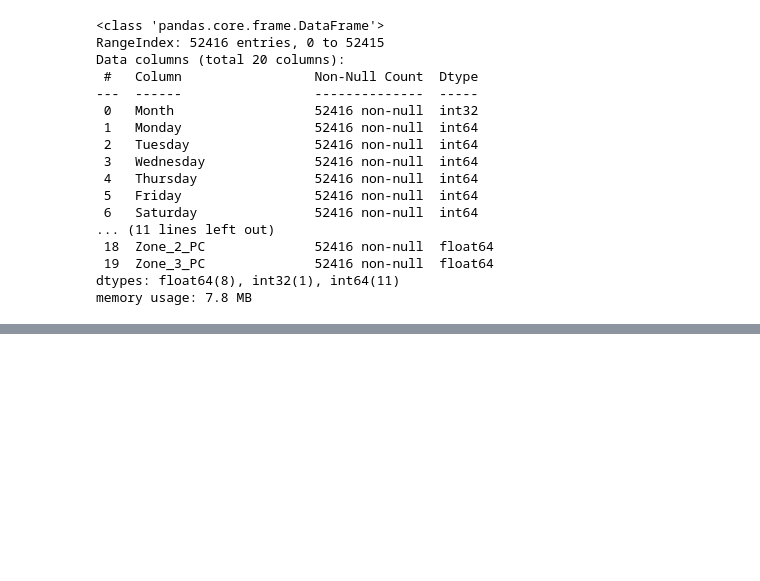
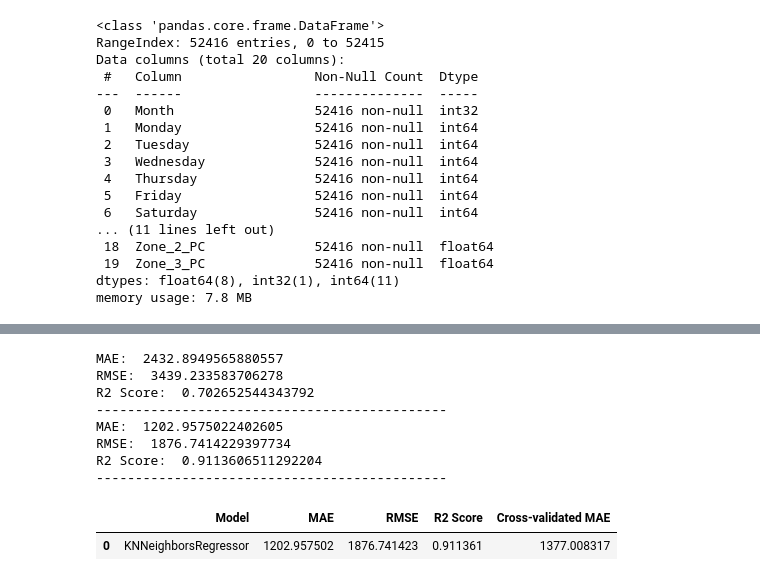
Before and after one commit to JosMal96/powerhouse-squad-project, a Jupyter notebook: Machine Learning.ipynb, the cells around one changed output, grey strips where cells are left out. Drawn from its saved outputs; the diff is of its cells as text; code cells hidden in the pictures; blank space fills up the shorter version.

```diff
--- a/Machine Learning.ipynb
+++ b/Machine Learning.ipynb
@@ -505,0 +150,32 @@ y_train
+# %%
+def test_model(model, train_data, train_labels, test_data, test_labels):
+    # fit model to data
+    model.fit(train_data, train_labels)
+    # Test performance
+    eval_model(model, test_data, test_labels)
+
+def store_pickle(df, file_name):
+    pickle_file = os.path.join(METRICS_PICKLE_DF, f'{file_name}.pkl')
+    df.to_pickle(pickle_file)
+
+def model_metrics(model, train_data, train_labels, test_data, test_labels, model_name:str='Model'):
+    model.fit(train_data, train_labels)
+    # Test performance
+    mae, rmse, r2 = eval_model(model, test_data, test_labels, get_metrics=True)
+
+    # Perform cross-validation and calculate mean cross-validated MAE
+    cv_mae = -cross_val_score(model, train_data, train_labels, scoring='neg_mean_absolute_error', cv=5, n_jobs=-1).mean()
+
+    # Get dataframe
+    metrics_df = pd.DataFrame({
+    'Model': model_name,
+    'MAE': mae,
+    'RMSE': rmse,
+    'R2 Score': r2,
+    'Cross-validated MAE': cv_mae
+    }, index = [0])
+
+    # store dataframe onto pickle file:
+    store_pickle(metrics_df, model_name)
+
+    return metrics_df
@@ -505,0 +219,19 @@ y_train
+# %%
+# KNN Regression with 10 Neighbors
+knn_regress = KNeighborsRegressor(n_neighbors=10)
+
+# K Nearest Neighbors Test for unscaled data
+test_model(knn_regress, X_train, y_train, X_test, y_test)
+# K Nearest Neighbors Test for scale data
+model_metrics(knn_regress, X_train_scaled, y_train, X_test_scaled, y_test, 'KNNeighborsRegressor')
+# %% [output]
+MAE:  2432.8949565880557
+RMSE:  3439.233583706278
+R2 Score:  0.702652544343792
+---------------------------------------------
+MAE:  1202.9575022402605
+RMSE:  1876.7414229397734
+R2 Score:  0.9113606511292204
+---------------------------------------------
+|  | Model | MAE | RMSE | R2 Score | Cross-validated MAE |
+| 0 | KNNeighborsRegressor | 1202.957502 | 1876.741423 | 0.911361 | 1377.008317 |
```
Also changed, not shown: parts of 42 cells of this notebook, 4 other files.
